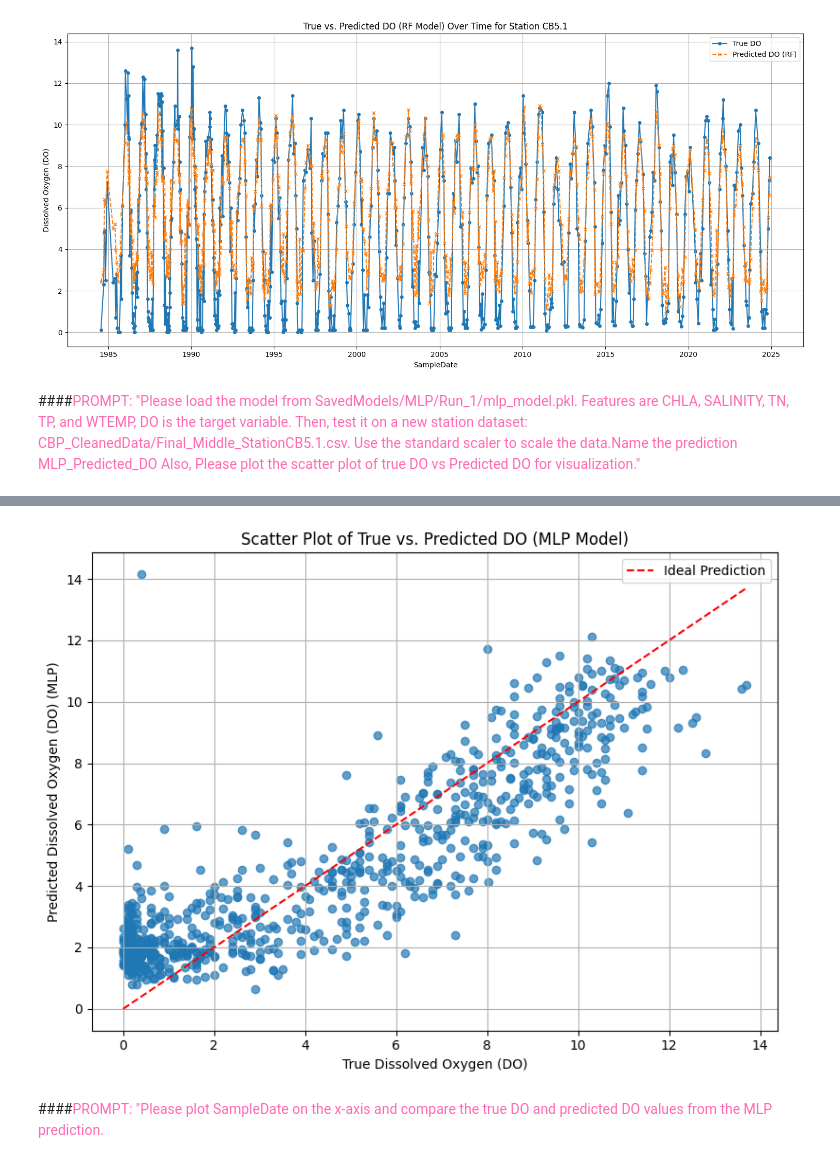
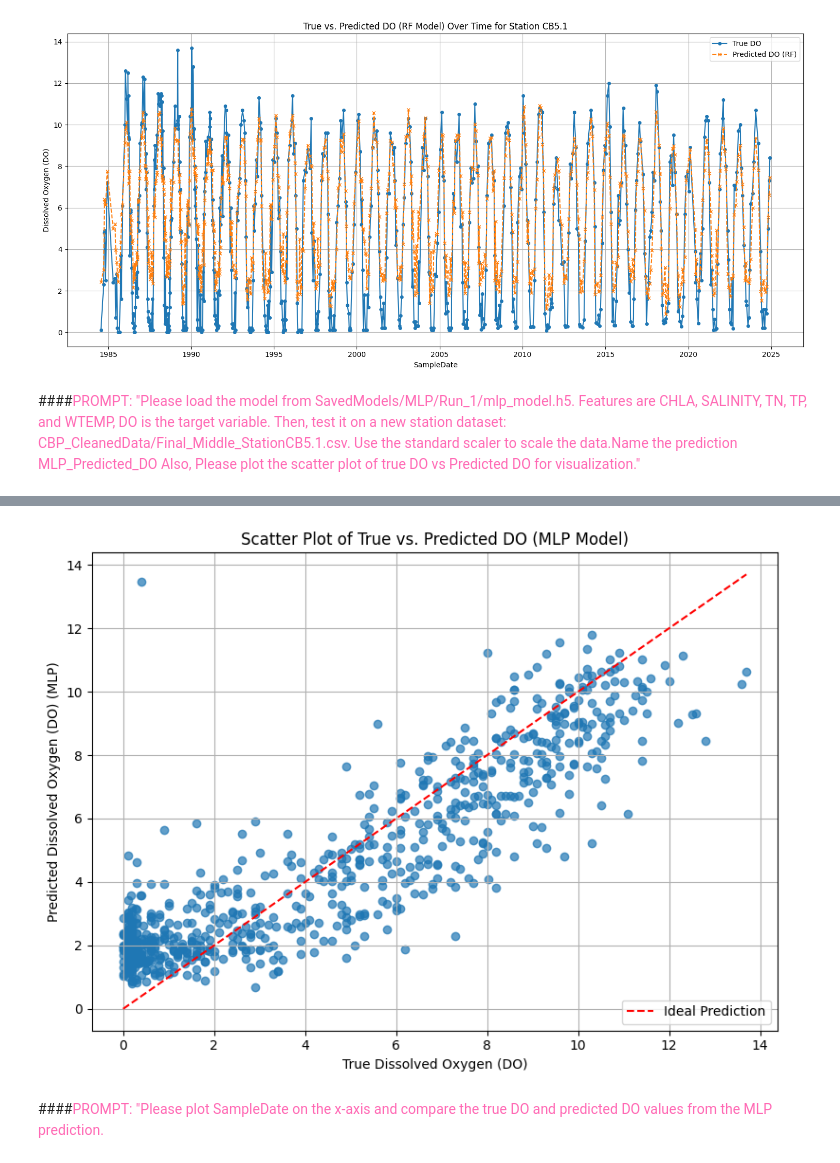
Before and after one commit to CGC-UMCES/WORKSHOP-Intro-ML-Predict-DO, a Jupyter notebook: Cheat-Step4-Predict-DO-Tutorial.ipynb, the cells around one changed output, grey strips where cells are left out. Cells and saved outputs as stored; diff of their text form; code cells hidden in the pictures.

```diff
--- a/Cheat-Step4-Predict-DO-Tutorial.ipynb
+++ b/Cheat-Step4-Predict-DO-Tutorial.ipynb
@@ -165,17 +165,17 @@ plt.show()
 # %% [output]
 [figure]
 # %% [markdown]
-####<font color="#FF69B4">PROMPT: "Please load the model from SavedModels/MLP/Run_1/mlp_model.pkl. Features are CHLA, SALINITY, TN, TP, and WTEMP, DO is the target variable. Then, test it on a new station dataset: CBP_CleanedData/Final_Middle_StationCB5.1.csv. Use the standard scaler to scale the data.Name the prediction MLP_Predicted_DO Also, Please plot the scatter plot of true DO vs Predicted DO for visualization."
+####<font color="#FF69B4">PROMPT: "Please load the model from SavedModels/MLP/Run_1/mlp_model.h5. Features are CHLA, SALINITY, TN, TP, and WTEMP, DO is the target variable. Then, test it on a new station dataset: CBP_CleanedData/Final_Middle_StationCB5.1.csv. Use the standard scaler to scale the data.Name the prediction MLP_Predicted_DO Also, Please plot the scatter plot of true DO vs Predicted DO for visualization."
 # %%
 import pandas as pd
-import joblib
-import os
+import tensorflow as tf
+from sklearn.preprocessing import StandardScaler
 from sklearn.metrics import mean_squared_error, r2_score
 import matplotlib.pyplot as plt
-from sklearn.preprocessing import StandardScaler
+import os
 
 # Define paths relative to the current working directory
-mlp_model_path = './SavedModels/MLP/Run_1/mlp_model.pkl'
+mlp_model_path = './SavedModels/MLP/Run_1/mlp_model.h5'
 dataset_path = './CBP_CleanedData/Final_Middle_StationCB5.1.csv'
 
 # Define features and target as specified by the user
@@ -190,66 +190,66 @@ print(f"Target variable for comparison: {target_variable}")
 
 try:
     # Load the MLP model
-    mlp_model = joblib.load(mlp_model_path)
+    mlp_model = tf.keras.models.load_model(mlp_model_path)
     print("MLP model loaded successfully.")
 
-    # Reload the new station dataset to ensure a fresh start, especially if 'new_data' was modified by other models
-    # or use the existing 'new_data' if it's guaranteed to be the original.
-    # For robustness, we'll reload or ensure 'new_data' contains only original columns for feature selection.
-    if 'new_data' not in globals() or not isinstance(new_data, pd.DataFrame):
-        new_data = pd.read_csv(dataset_path)
-        print("New station dataset loaded successfully (reloaded).")
-    elif len(new_data.columns) > len(feature_columns) + 2: # heuristic to check if it has extra prediction columns
-        new_data = pd.read_csv(dataset_path)
-        print("New station dataset reloaded to ensure original state.")
-    else:
-        print("Using existing 'new_data' DataFrame.")
+    # Load the new station dataset
+    new_data_mlp = pd.read_csv(dataset_path)
+    print("New station dataset loaded successfully for MLP prediction.")
 
     # Display first few rows of the dataset to understand its structure
-    print("\nFirst 5 rows of the new dataset:")
-    print(new_data.head())
+    print("\nFirst 5 rows of the new dataset (for MLP):")
+    print(new_data_mlp.head())
 
     # Check if all specified feature columns are in the new dataset
-    missing_features = [col for col in feature_columns if col not in new_data.columns]
+    missing_features = [col for col in feature_columns if col not in new_data_mlp.columns]
     if missing_features:
         raise ValueError(f"The following required features are missing in the new dataset: {missing_features}")
 
     # Prepare the feature matrix for prediction
-    X_test_mlp = new_data[feature_columns]
+    X_test_mlp = new_data_mlp[feature_columns].copy()
 
     # Extract the true target variable if it exists in the dataset
-    if target_variable in new_data.columns:
-        y_true_mlp = new_data[target_variable]
-        print(f"\nTrue {target_variable} values found in dataset (first 5):\n{y_true_mlp.head()}")
+    if target_variable in new_data_mlp.columns:
+        y_true_mlp = new_data_mlp[target_variable]
+        print(f"\nTrue {target_variable} values found in dataset (first 5) for MLP:\n{y_true_mlp.head()}")
     else:
         y_true_mlp = None
         print(f"\nWarning: '{target_variable}' column not found in the dataset. Only predictions will be made.")
 
-    # Handle potential missing values in the test set if the model expects no NaNs
+    # Handle potential missing values in the test set
     if X_test_mlp.isnull().any().any():
         print("\nWarning: Missing values found in test features. Filling with column mean.")
         X_test_mlp = X_test_mlp.fillna(X_test_mlp.mean())
 
-    # Scale the data using StandardScaler
-    # IMPORTANT: In a real-world scenario, the StandardScaler should be fitted on the training data
-    # and then used to transform both training and testing data. Here, we're fitting on test data
-    # because a pre-fitted scaler was not provided. This is generally NOT recommended for production.
+    # Initialize and fit StandardScaler (or load if saved previously)
+    # IMPORTANT: In a real scenario, you should load the *same* scaler that was used to train the model
+    # For this exercise, we fit a new one for demonstration.
     scaler = StandardScaler()
     X_test_scaled = scaler.fit_transform(X_test_mlp)
-    print("Features scaled using StandardScaler.")
+    print("Data scaled using StandardScaler.")
 
     # Make predictions
-    mlp_predictions = mlp_model.predict(X_test_scaled)
-    print("\nPredictions made successfully.")
+    mlp_predictions = mlp_model.predict(X_test_scaled).flatten()
+    print("\nMLP predictions made successfully.")
 
     # Add predictions to the dataframe with the specified name
-    new_data[mlp_prediction_column_name] = mlp_predictions
+    new_data_mlp[mlp_prediction_column_name] = mlp_predictions
+
+    # Update the global `new_data` DataFrame with MLP predictions
+    # This assumes `new_data` from the RF prediction cell is available and will be used later
+    if 'new_data' in globals():
+        new_data[mlp_prediction_column_name] = mlp_predictions
+        print("MLP predictions added to the existing 'new_data' DataFrame.")
+    else:
+        new_data = new_data_mlp # If `new_data` doesn't exist, create it with MLP data
+        print("Created 'new_data' DataFrame with MLP predictions.")
 
     print(f"\nFirst 10 rows with True {target_variable} and {mlp_prediction_column_name}:")
     if y_true_mlp is not None:
-        print(new_data[[target_variable, mlp_prediction_column_name]].head(10))
+        print(new_data_mlp[[target_variable, mlp_prediction_column_name]].head(10))
     else:
-        print(new_data[[mlp_prediction_column_name]].head(10))
+        print(new_data_mlp[[mlp_prediction_column_name]].head(10))
 
     # If true values are available, calculate performance metrics
     if y_true_mlp is not None:
@@ -262,13 +262,12 @@ try:
     # Plotting for visualization as requested: Scatter plot of True DO vs Predicted DO
     if y_true_mlp is not None:
         plt.figure(figsize=(8, 6))
-        plt.scatter(y_true_mlp, new_data[mlp_prediction_column_name], alpha=0.7)
+        plt.scatter(y_true_mlp, new_data_mlp[mlp_prediction_column_name], alpha=0.7)
         plt.xlabel('True Dissolved Oxygen (DO)')
         plt.ylabel('Predicted Dissolved Oxygen (DO) (MLP)')
         plt.title('Scatter Plot of True vs. Predicted DO (MLP Model)')
         plt.grid(True)
-        # Add a diagonal line for ideal prediction
-        plt.plot([y_true_mlp.min(), y_true_mlp.max()], [y_true_mlp.min(), y_true_mlp.max()], 'r--', label='Ideal Prediction')
+        plt.plot([y_true_mlp.min(), y_true_mlp.max()], [y_true_mlp.min(), y_true_mlp.max()], 'r--', label='Ideal Prediction') # Add a diagonal line for ideal prediction
         plt.legend()
         plt.tight_layout()
         plt.show()
@@ -302,4 +302,4 @@ R-squared: 0.78
-[figure, old version]
+[figure, new version]
 # %% [markdown]
 ####<font color="#FF69B4">PROMPT: "Please plot SampleDate on the x-axis and compare the true DO and predicted DO values from the MLP prediction.
 # %%
```
Also changed, not shown: parts of 5 cells of this notebook, 5 other files.
